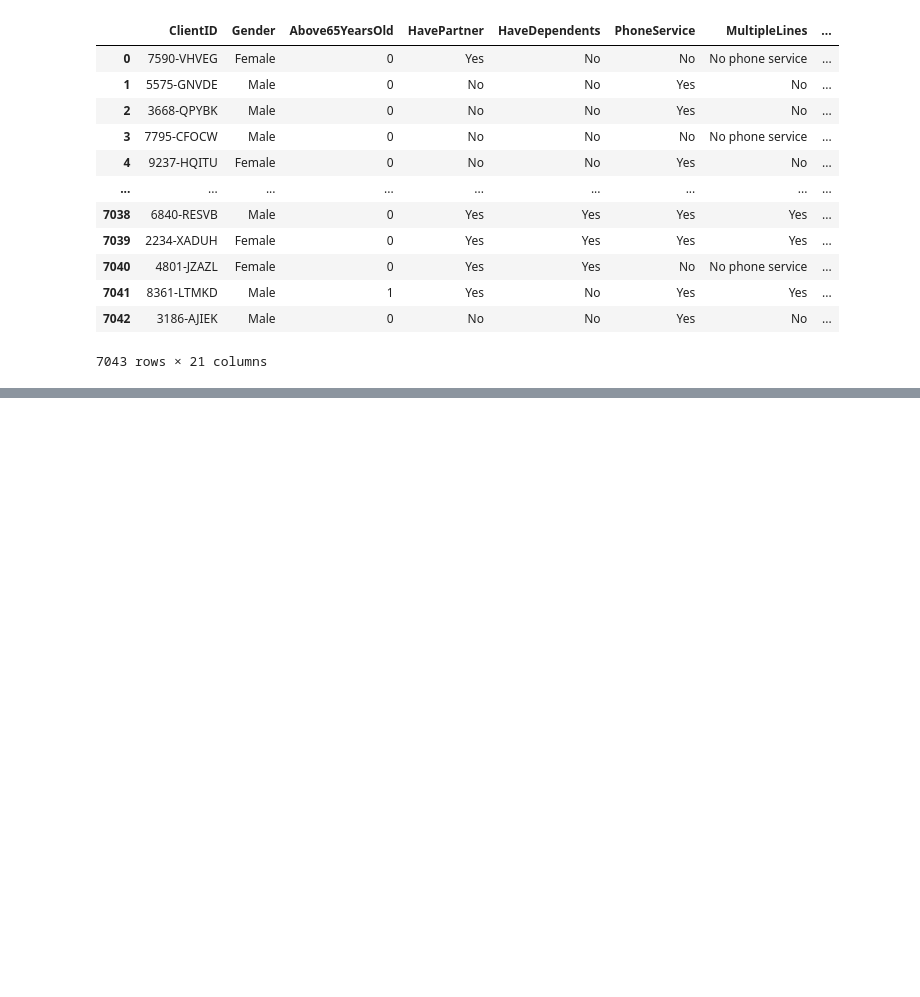
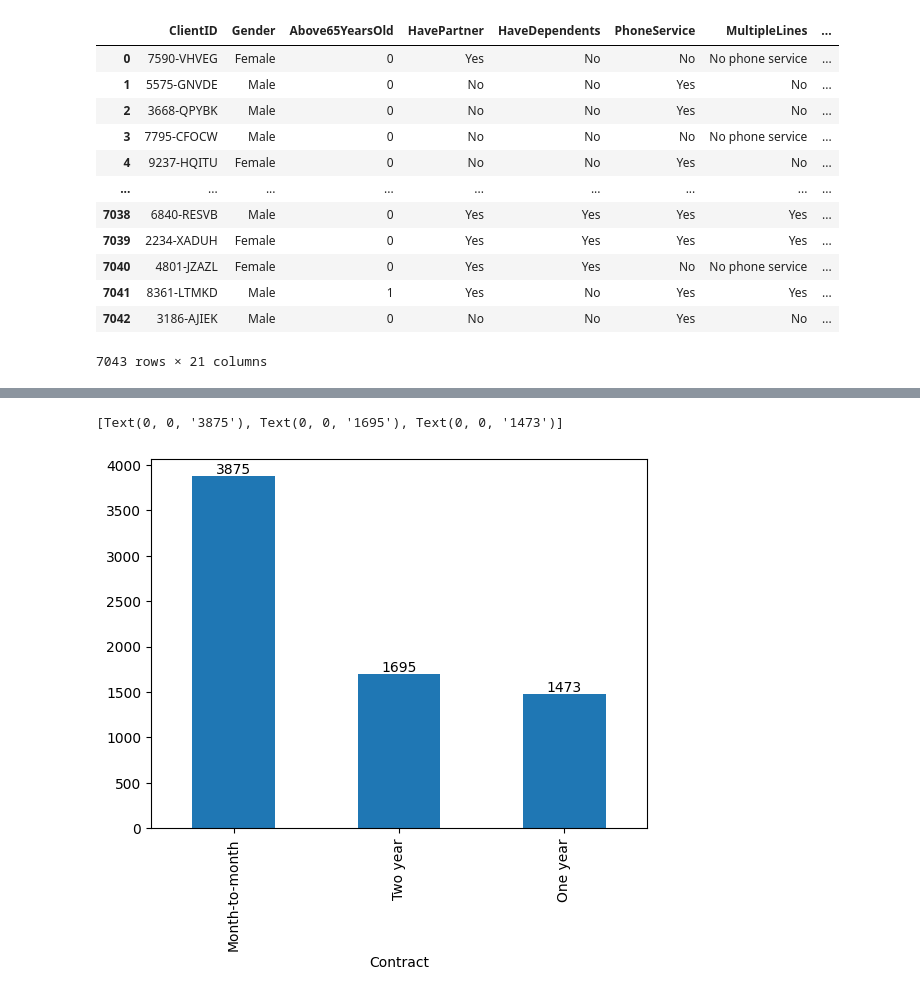
Before and after one commit to imnotannamaria/ia-ead-pandas, a Jupyter notebook: eda_churn.ipynb, the cells around one changed output, grey strips where cells are left out. Cells and saved outputs as stored; diff of their text form; code cells hidden in the pictures; blank space fills up the shorter version.

```diff
--- a/eda_churn.ipynb
+++ b/eda_churn.ipynb
@@ -527,0 +571,8 @@ df_churn.fillna(value={'TotalCharges': mean_totalCharges })
+# %%
+# quantity Contract plot
+ax = df_churn.Contract.value_counts().plot.bar()
+
+ax.bar_label(ax.containers[0])
+# %% [output]
+[Text(0, 0, '3875'), Text(0, 0, '1695'), Text(0, 0, '1473')]
+[figure, added]
```
Also changed, not shown: parts of 10 cells of this notebook, 1 other file.
